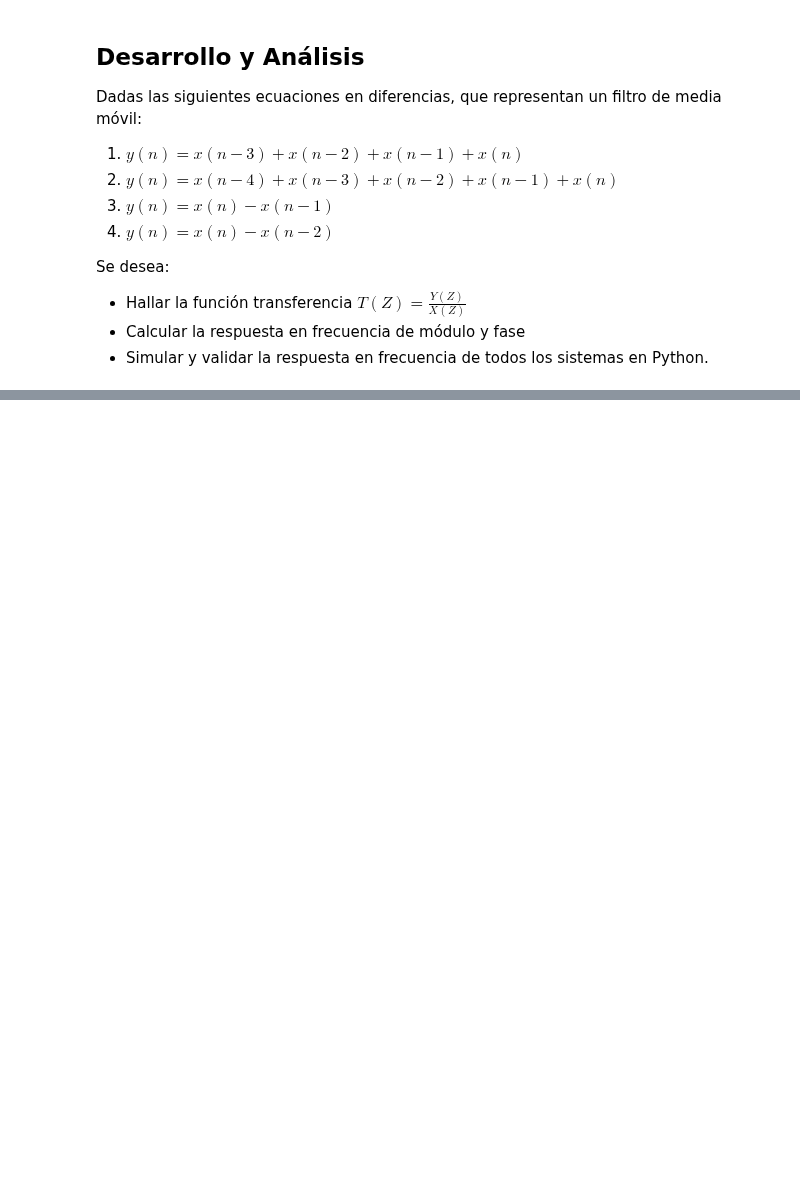
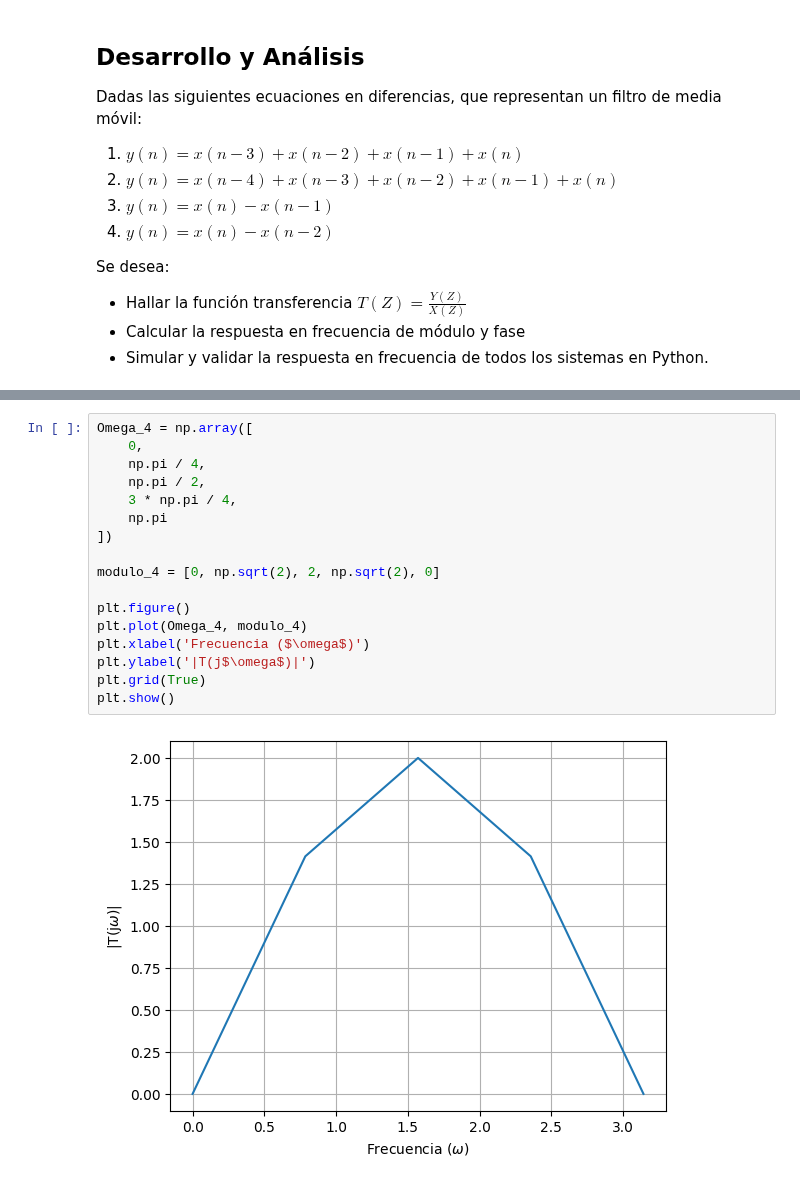
Before and after one commit to mtaranilla/APS_2025, a Jupyter notebook: TS_TARANILLA_SALGADO/TS7_TransformadaZ/TS7_TransformadaZ_RtaFrecuencia_TARANILLA_SALGADO.ipynb, the cells around one changed output, grey strips where cells are left out. Drawn from its saved outputs; the diff is of its cells as text; blank space fills up the shorter version.

```diff
--- a/TS_TARANILLA_SALGADO/TS7_TransformadaZ/TS7_TransformadaZ_RtaFrecuencia_TARANILLA_SALGADO.ipynb
+++ b/TS_TARANILLA_SALGADO/TS7_TransformadaZ/TS7_TransformadaZ_RtaFrecuencia_TARANILLA_SALGADO.ipynb
@@ -60,0 +156,19 @@ $$e^{j0}+e^{-j\Omega}+e^{-2j\Omega}+e^{-3j\Omega}+e^{-4j\Omega}$$
+# %%
+Omega_4 = np.array([
+    0,
+    np.pi / 4,
+    np.pi / 2,
+    3 * np.pi / 4,
+    np.pi
+])
+
+modulo_4 = [0, np.sqrt(2), 2, np.sqrt(2), 0]
+
+plt.figure()
+plt.plot(Omega_4, modulo_4)
+plt.xlabel('Frecuencia ($\omega$)')
+plt.ylabel('|T(j$\omega$)|')
+plt.grid(True)
+plt.show()
+# %% [output]
+[figure, added]
```
Also changed, not shown: parts of 8 cells of this notebook.
